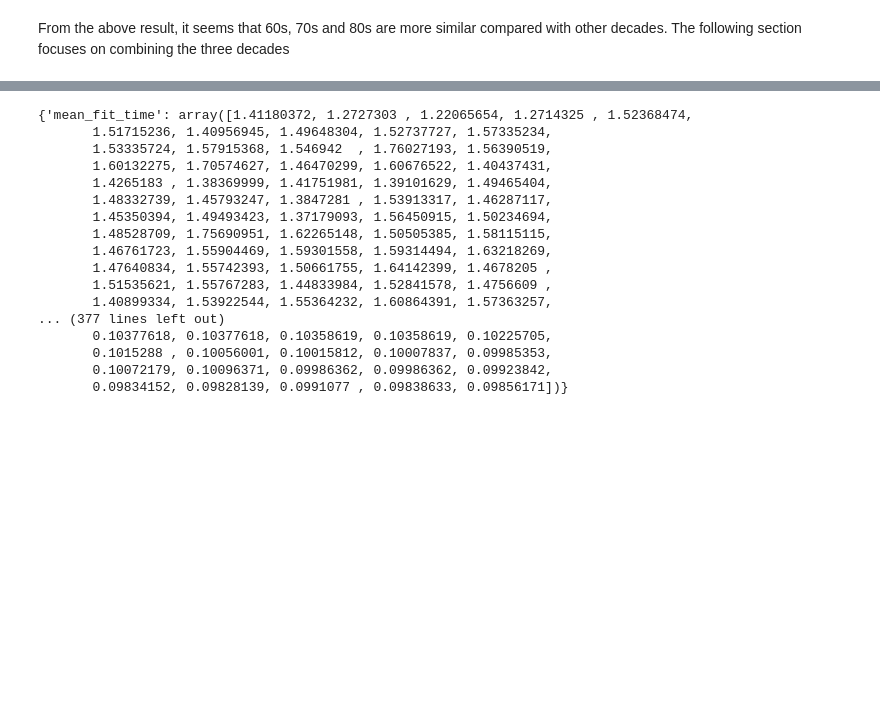
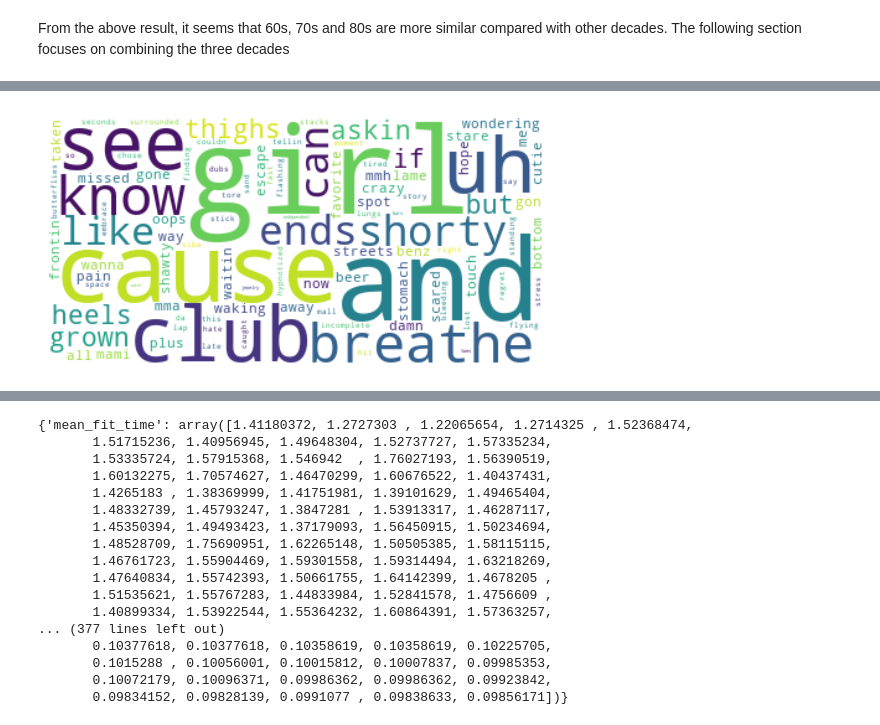
Before and after one commit to Toby-X/Lyrics-Generation-Analysis, a Jupyter notebook: preprocess.ipynb, the cells around one changed output, grey strips where cells are left out. Cells and saved outputs as stored; diff of their text form; code cells hidden in the pictures; blank space fills up the shorter version.

```diff
--- a/preprocess.ipynb
+++ b/preprocess.ipynb
@@ -615,0 +705,13 @@ print(sum(pred == test_label_com)/len(pred))
+# %%
+mr_coef_2 = np.argsort(mr_coef_all[2,14:(mr_coef_all.shape[1]-2)])+14
+mr_coef_2 = mr_coef_2[::-1]
+mr_word_2 = [word_name[mr_coef_2[i]] for i in range(100)]
+word_freq_2 = [round(mr_coef_all[2,mr_coef_2[i]]*100) for i in range(100)]
+word_freq_2 = {mr_word_2[i]:word_freq_2[i] for i in range(100)}
+wordcloud1 = WordCloud(background_color="white")
+wordcloud0 = wordcloud1.generate_from_frequencies(word_freq_2)
+plt.imshow(wordcloud0,interpolation="bilinear")
+plt.axis("off")
+plt.show()
+# %% [output]
+[figure, added]
```
Also changed, not shown: parts of 53 cells of this notebook, 9 other files.
